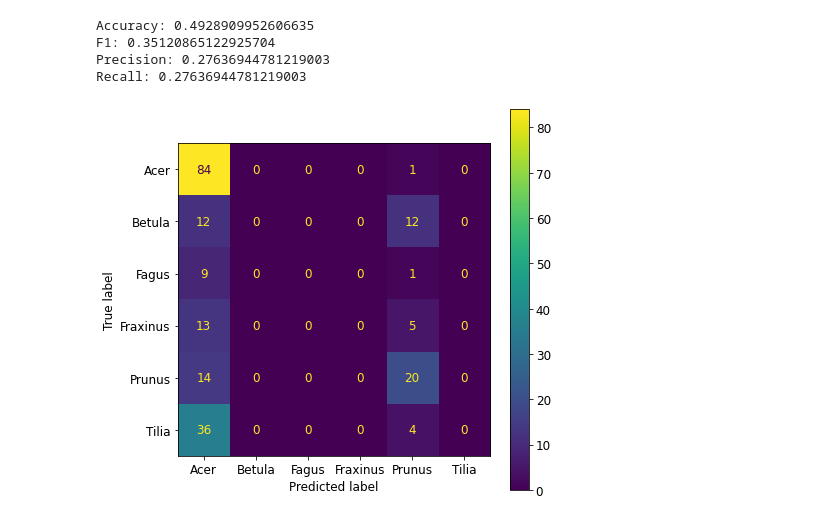
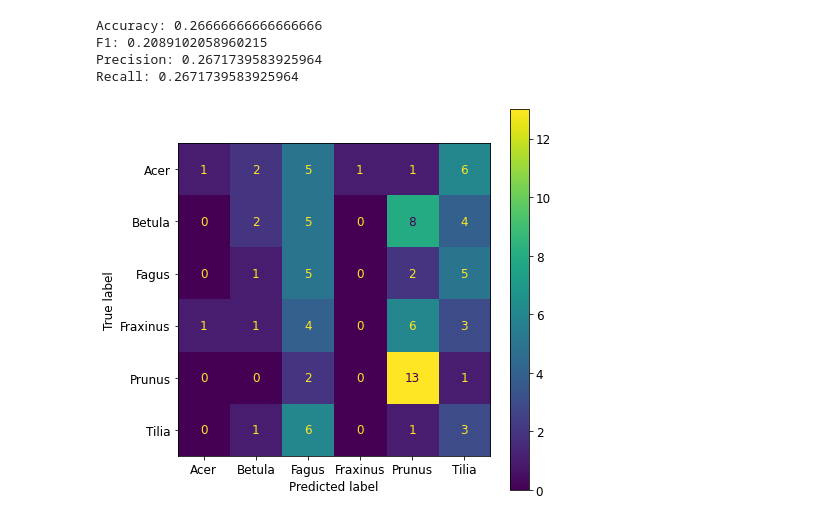
Before and after one commit to alekszaf/MRes_jupyter, a Jupyter notebook: Classification_functions.ipynb, the cells around one changed output. Cells and saved outputs as stored; diff of their text form; code cells hidden in the pictures.

```diff
--- a/Classification_functions.ipynb
+++ b/Classification_functions.ipynb
@@ -35,7 +35,7 @@ def load_raw_data(file):
     return data
 
 def feature_target(data):
-    #data = data.drop(columns=['geometry'])
+    data = data.drop(columns=['geometry'])
     X, y = data.iloc[:,1:], data['GENUS']
     return(X, y)
 
@@ -119,7 +119,7 @@ import matplotlib
 matplotlib.rcParams.update({'font.size': 12})
 # %%
 # Load the dataset
-data = load_raw_data('lidar_features.csv')
+data = load_raw_data('AB_6cat_50_slim.csv')
 
 # Split the data into features (X) and target (y)
 X, y = feature_target(data)
@@ -144,19 +177,19 @@ hyperparameter_tuning(ada, param_grid_ada, X_train, y_train)
 # %%
 # Support Vector Machines
 
 model, y_pred = train_SVM(X_train, y_train)
 
 print_metrics(y_test, y_pred, X_test, model)
 
-conf_matrix(model, X_test, y_test, 'lidar_SVM.eps')
+conf_matrix(model, X_test, y_test, 'SVM_cm_6cat_50balanced.eps')
 
-output_performance_report(y_test, y_pred, 'SVM_lidar.csv')
+output_performance_report(y_test, y_pred, 'SVM_6cat_50balanced.csv')
 # %% [output]
-Accuracy: 0.4928909952606635
-F1: 0.35120865122925704
-Precision: 0.27636944781219003
-Recall: 0.27636944781219003
+Accuracy: 0.26666666666666666
+F1: 0.2089102058960215
+Precision: 0.2671739583925964
+Recall: 0.2671739583925964
-[figure, old version]
+[figure, new version]
 # %%
 # Random Forest
 
```
Also changed, not shown: parts of 4 cells of this notebook.
